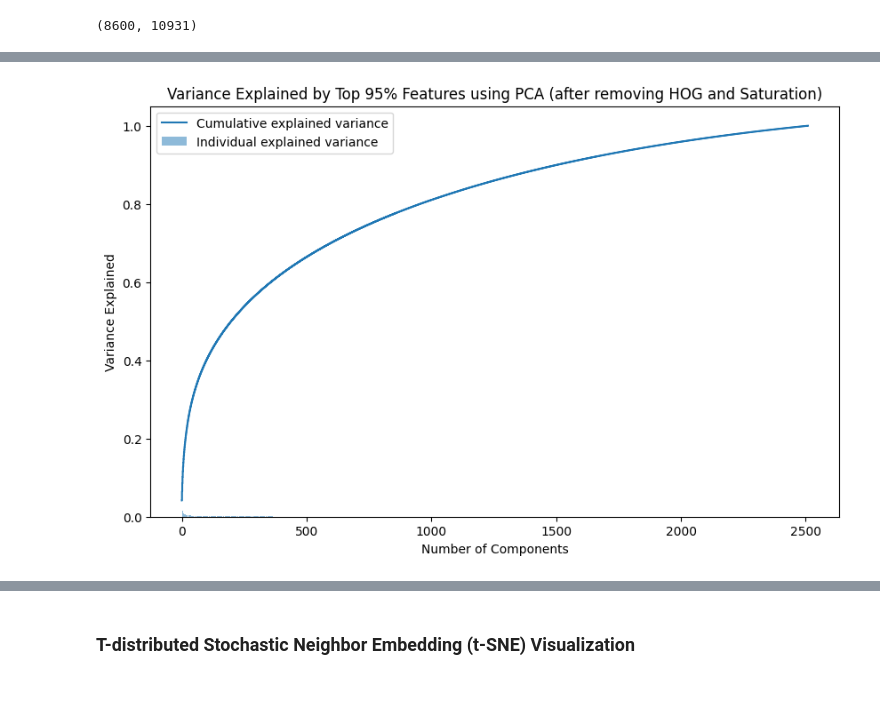
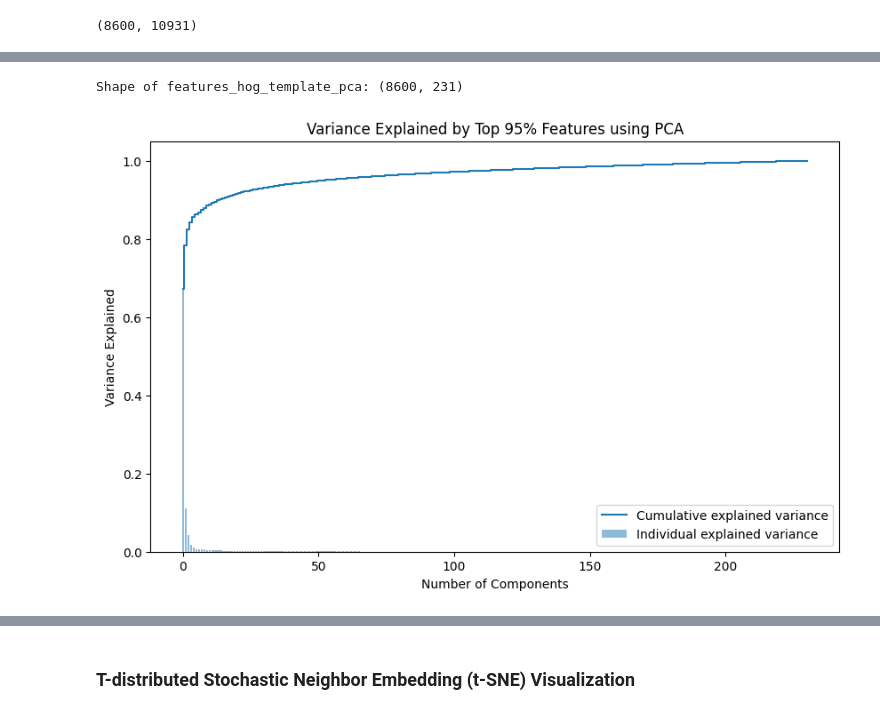
Before and after one commit to teddy661/281-final-project, a Jupyter notebook: PCA_LW.ipynb, the cells around one changed output, grey strips where cells are left out. Drawn from its saved outputs; the diff is of its cells as text; code cells hidden in the pictures.

```diff
--- a/PCA_LW.ipynb
+++ b/PCA_LW.ipynb
@@ -338,11 +407,0 @@ features_total_reduced.shape
-# %%
-pca_total_reduced_file = Path("data/pca_total_reduced.joblib")
-if not pca_total_reduced_file.exists():
-    pca = PCA()  # did not specify number of components
-    pca.fit(features_total_reduced)
-    joblib.dump(pca, pca_total_reduced_file)
-else:
-    pca = joblib.load(pca_total_reduced_file)
-individual_variance = pca.explained_variance_ratio_
-cumulative_variance = np.cumsum(pca.explained_variance_ratio_)
-individual_variance.shape
@@ -356,15 +436,13 @@ total_variance_reduced[0].shape
 # %%
-# total_variance_reduced = get_variance_explained(features_total_reduced)
-
-# pick the top 95% variance explained
-pca_total_reduced_95_file = Path("data/pca_total_reduced_95.joblib")
-if not pca_total_reduced_95_file.exists():
+# select the top components in features_hog_template that explain 95% of the variance
+pca_hog_template_file = Path("data/pca_hog_template.joblib")
+if not pca_hog_template_file.exists():
     pca = PCA(n_components=0.95)
-    pca.fit(features_total_reduced)
-    joblib.dump(pca, pca_total_reduced_95_file)
+    pca.fit(features_hog_template)
+    joblib.dump(pca, pca_hog_template_file)
 else:
-    pca = joblib.load(pca_total_reduced_95_file)
+    pca = joblib.load(pca_hog_template_file)
 print("Number of components that explain 95% of the variance:", pca.n_components_)
-features_total_reduced_pca = pca.transform(features_total_reduced)
-print("Shape of features_total_reduced_pca:", features_total_reduced_pca.shape)
+features_hog_template_pca = pca.transform(features_hog_template)
+print("Shape of features_hog_template_pca:", features_hog_template_pca.shape)
 # %% [output]
@@ -398,6 +451,17 @@ plt.show()
+# %%
+# save features_hog_template_pca to a csv file
+features_hog_template_pca_file = Path("data/features_hog_template_pca.csv")
+if not features_hog_template_pca_file.exists():
+    np.savetxt(features_hog_template_pca_file, features_hog_template_pca, delimiter=",")
+else:
+    features_hog_template_pca = np.loadtxt(features_hog_template_pca_file, delimiter=",")
+print("Shape of features_hog_template_pca:", features_hog_template_pca.shape)
+# %% [output]
+Shape of features_hog_template_pca: (8600, 231)
 # %%
-total_variance_reduced_pca = get_variance_explained(features_total_reduced_pca)
-title_reduced_pca = "Variance Explained by Top 95% Features using PCA (after removing HOG and Saturation)"
-plot_variance_compare(total_variance_reduced_pca, title_reduced_pca)
+# get variance explained for features_hog_template_pca
+hog_template_variance_pca = get_variance_explained(features_hog_template_pca)
+title_pca = "Variance Explained by Top 95% Features using PCA"
+plot_variance_compare(hog_template_variance_pca, title_pca)
 # %% [output]
-[figure, old version]
+[figure, new version]
```
Also changed, not shown: parts of 32 cells of this notebook, 1 other file.
